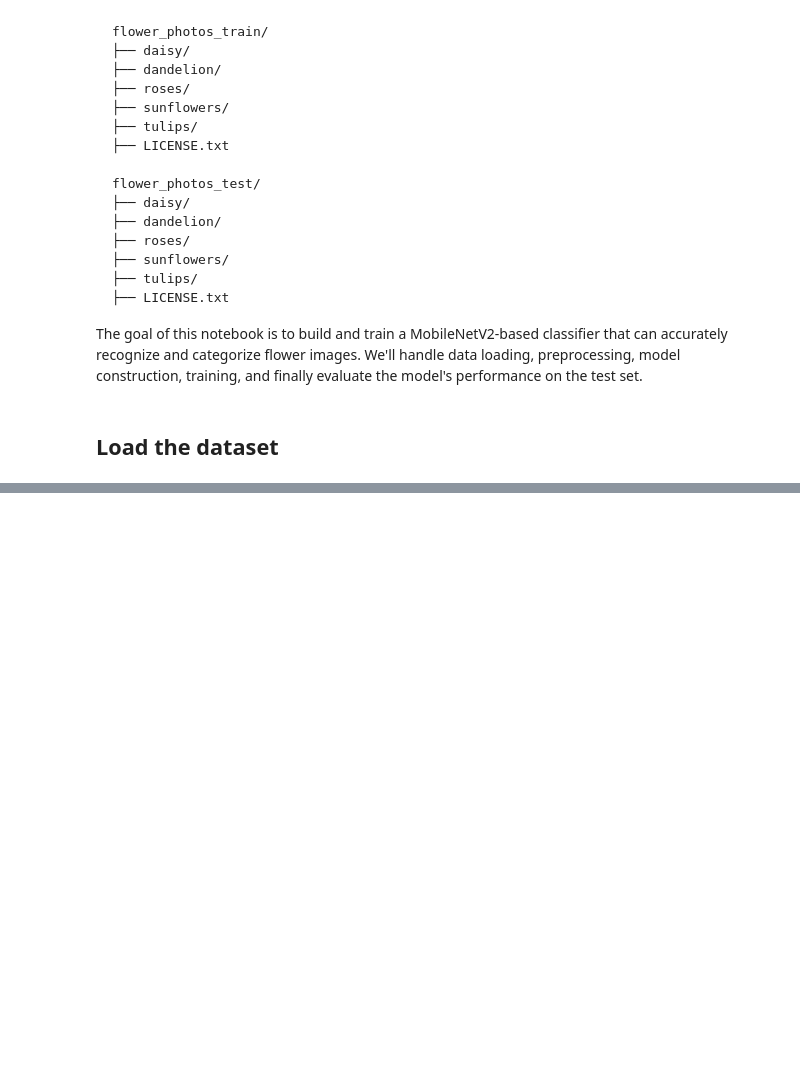
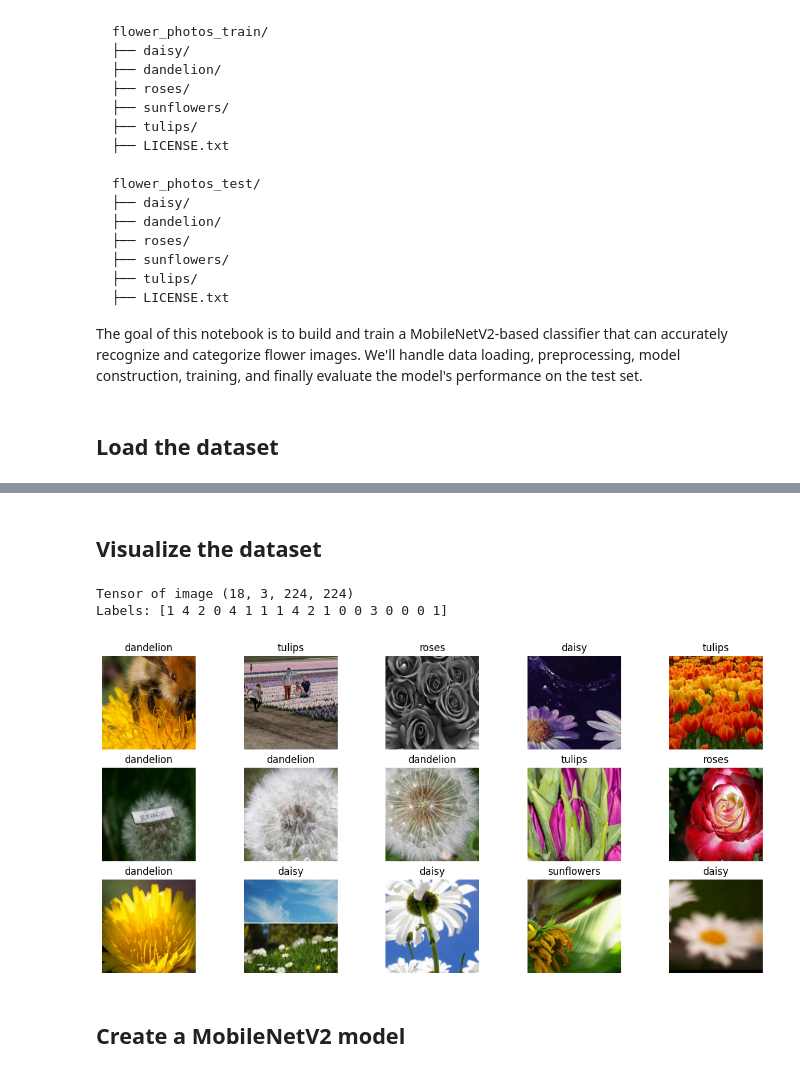
Before and after one commit to aueskinj/Applied-Data-Science, a Jupyter notebook: Huawei_AI-Cloud/deep_learning/mindspore/mindspore.ipynb, the cells around one changed output, grey strips where cells are left out. Saved outputs shown, nothing was run; the diff lists cells and outputs as text; code cells hidden in the pictures; blank space fills up the shorter version.

```diff
--- a/Huawei_AI-Cloud/deep_learning/mindspore/mindspore.ipynb
+++ b/Huawei_AI-Cloud/deep_learning/mindspore/mindspore.ipynb
@@ -783,0 +796,3 @@ def create_dataset(data_path, batch_size=18, training=True):
+# %%
+dataset_train = create_dataset(train_data_path)
+dataset_val = create_dataset(val_data_path, training=False)
@@ -783,0 +809,42 @@ def create_dataset(data_path, batch_size=18, training=True):
+# %% [markdown]
+## Visualize the dataset
+# %%
+import matplotlib.pyplot as plt
+import numpy as np
+
+data = next(dataset_train.create_dict_iterator())
+images=data['image']
+labels=data['label']
+
+print('Tensor of image', images.shape)
+print('Labels:', labels)
+
+#class_name corresponds to label. Labels are marked in ascending order of the folder character string,
+# Create a dictionary to map integer labels to class names
+idx_to_class = {0:'daisy', 1:'dandelion', 2:'roses', 3:'sunflowers', 4:'tulips'}
+
+plt.figure(figsize=(15,7))
+# Iterate through the first 15 images in the batch (or fewer if batch size is less than 15)
+for i in range(min(len(labels), 15)):
+  #obtain an image and its label
+  data_image = images[i].asnumpy()
+  data_label = labels[i]
+  #process images for display
+  data_image = np.transpose(data_image, (1,2,0))
+  mean = np.array([0.485, 0.465, 0.406])
+  std = np.array([0.229, 0.224, 0.225])
+  data_image = std * data_image + mean
+  data_image = np.clip(data_image, 0, 1)
+  #Display the image
+  plt.subplot(3,5,i+1)
+  plt.imshow(data_image)
+  # Use the new dictionary for lookup
+  plt.title(idx_to_class[int(labels[i].asnumpy())])
+  plt.axis('off')
+plt.show()
+# %% [output]
+Tensor of image (18, 3, 224, 224)
+Labels: [1 4 2 0 4 1 1 1 4 2 1 0 0 3 0 0 0 1]
+[figure, added]
+# %% [markdown]
+## Create a MobileNetV2 model
```
Also changed, not shown: parts of 5 cells of this notebook.
